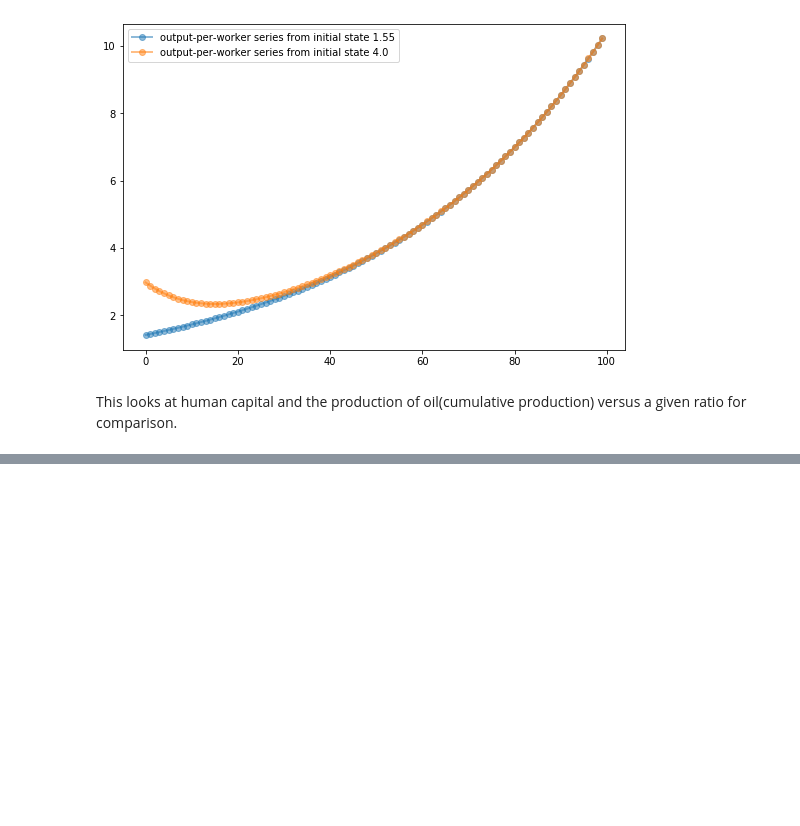
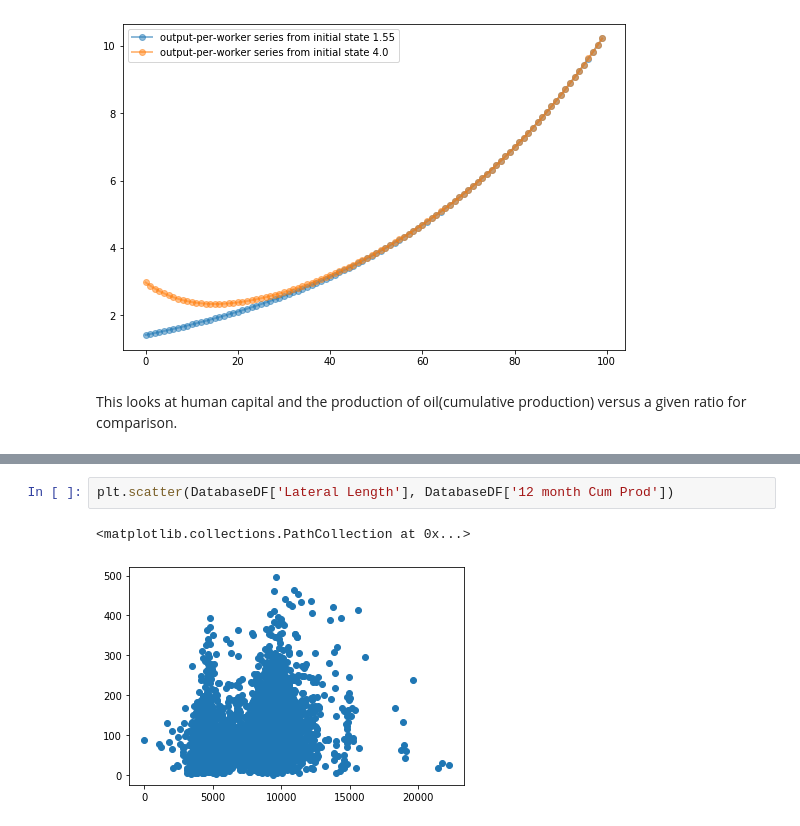
Before and after one commit to FRI-Energy-Analytics/2020_summer_fellows, a Jupyter notebook: Feature Selection - Novel Viz/Model_Testing/Solow.ipynb, the cells around one changed output, grey strips where cells are left out. Drawn from its saved outputs; the diff is of its cells as text; blank space fills up the shorter version.

```diff
--- a/Feature Selection - Novel Viz/Model_Testing/Solow.ipynb
+++ b/Feature Selection - Novel Viz/Model_Testing/Solow.ipynb
@@ -203,0 +225,5 @@ This looks at human capital and the production of oil(cumulative production) ver
+# %%
+plt.scatter(DatabaseDF['Lateral Length'], DatabaseDF['12 month Cum Prod'])
+# %% [output]
+<matplotlib.collections.PathCollection at 0x...>
+[figure, added]
```
Also changed, not shown: parts of 4 cells of this notebook.
